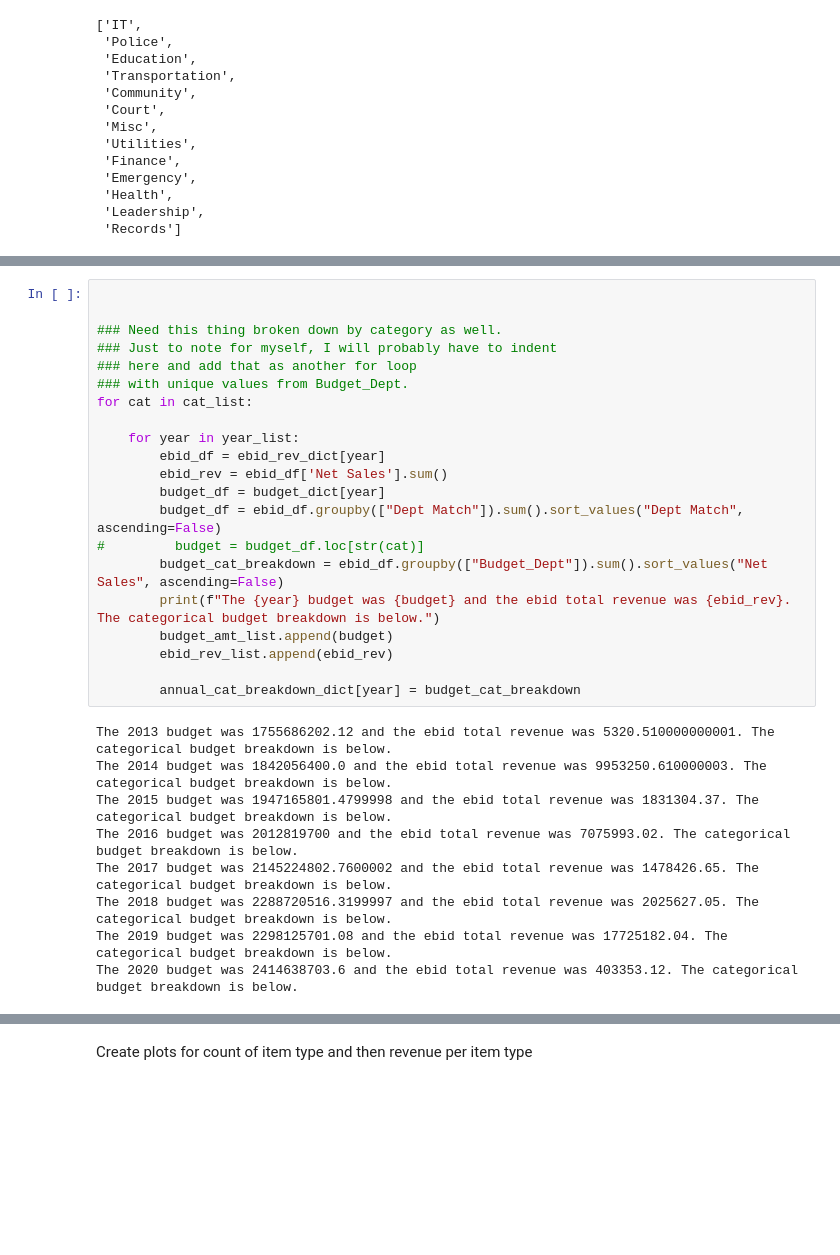
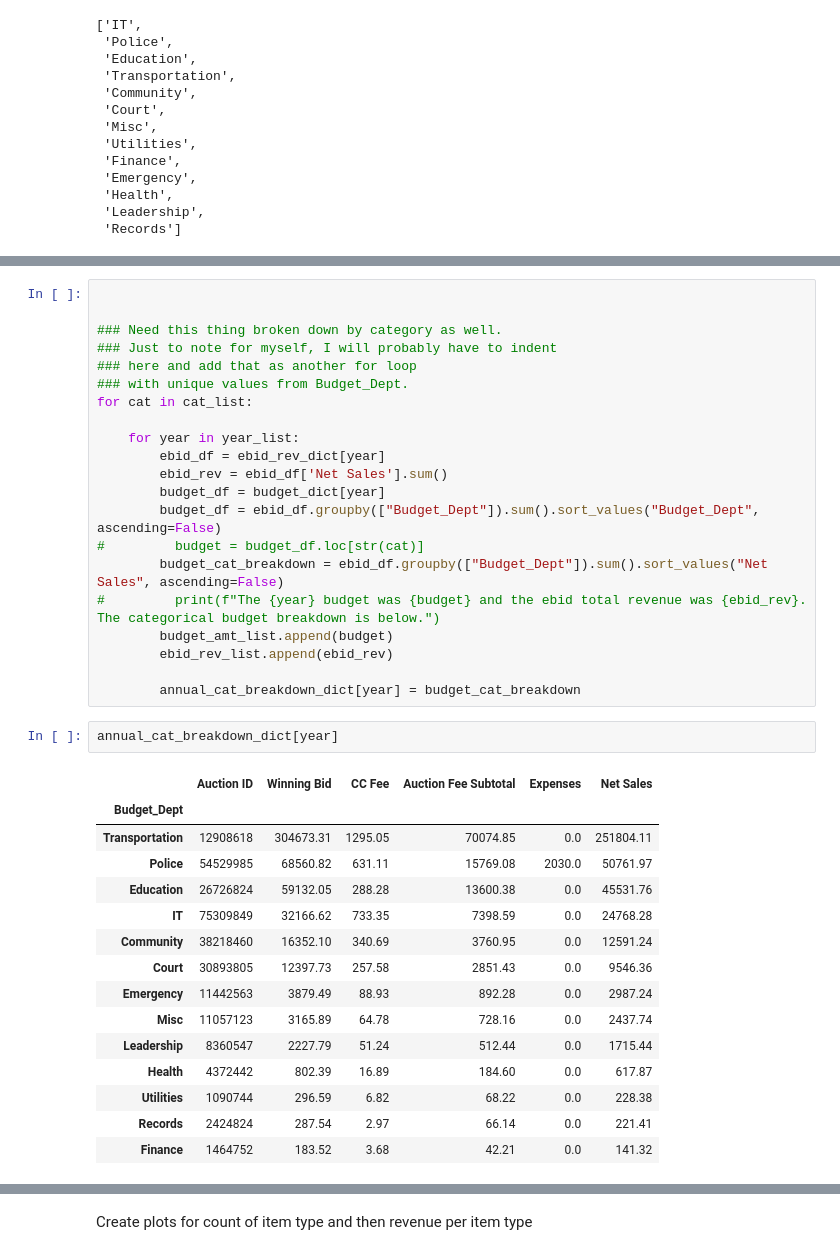
Before and after one commit to ausifer/nashville-gov-selling-stuff, a Jupyter notebook: notebooks/nashville_gov_selling_stuff.ipynb, the cells around one changed output, grey strips where cells are left out. Drawn from its saved outputs; the diff is of its cells as text; blank space fills up the shorter version.

```diff
--- a/notebooks/nashville_gov_selling_stuff.ipynb
+++ b/notebooks/nashville_gov_selling_stuff.ipynb
@@ -300,23 +337,32 @@ for cat in cat_list:
         ebid_df = ebid_rev_dict[year]
         ebid_rev = ebid_df['Net Sales'].sum()
         budget_df = budget_dict[year]
-        budget_df = ebid_df.groupby(["Dept Match"]).sum().sort_values("Dept Match", ascending=False)
+        budget_df = ebid_df.groupby(["Budget_Dept"]).sum().sort_values("Budget_Dept", ascending=False)
 #         budget = budget_df.loc[str(cat)]
         budget_cat_breakdown = ebid_df.groupby(["Budget_Dept"]).sum().sort_values("Net Sales", ascending=False)
-        print(f"The {year} budget was {budget} and the ebid total revenue was {ebid_rev}. The categorical budget breakdown is below.")
+#         print(f"The {year} budget was {budget} and the ebid total revenue was {ebid_rev}. The categorical budget breakdown is below.")
         budget_amt_list.append(budget)
         ebid_rev_list.append(ebid_rev)
 
         annual_cat_breakdown_dict[year] = budget_cat_breakdown
-# %% [output]
-The 2013 budget was 1755686202.12 and the ebid total revenue was 5320.510000000001. The categorical budget breakdown is below.
-The 2014 budget was 1842056400.0 and the ebid total revenue was 9953250.610000003. The categorical budget breakdown is below.
-The 2015 budget was 1947165801.4799998 and the ebid total revenue was 1831304.37. The categorical budget breakdown is below.
-The 2016 budget was 2012819700 and the ebid total revenue was 7075993.02. The categorical budget breakdown is below.
-The 2017 budget was 2145224802.7600002 and the ebid total revenue was 1478426.65. The categorical budget breakdown is below.
-The 2018 budget was 2288720516.3199997 and the ebid total revenue was 2025627.05. The categorical budget breakdown is below.
-The 2019 budget was 2298125701.08 and the ebid total revenue was 17725182.04. The categorical budget breakdown is below.
-The 2020 budget was 2414638703.6 and the ebid total revenue was 403353.12. The categorical budget breakdown is below.
+# %%
+annual_cat_breakdown_dict[year]
+# %% [output]
+|  | Auction ID | Winning Bid | CC Fee | Auction Fee Subtotal | Expenses | Net Sales |
+| Budget_Dept |  |  |  |  |  |  |
+| Transportation | 12908618 | 304673.31 | 1295.05 | 70074.85 | 0.0 | 251804.11 |
+| Police | 54529985 | 68560.82 | 631.11 | 15769.08 | 2030.0 | 50761.97 |
+| Education | 26726824 | 59132.05 | 288.28 | 13600.38 | 0.0 | 45531.76 |
+| IT | 75309849 | 32166.62 | 733.35 | 7398.59 | 0.0 | 24768.28 |
+| Community | 38218460 | 16352.10 | 340.69 | 3760.95 | 0.0 | 12591.24 |
+| Court | 30893805 | 12397.73 | 257.58 | 2851.43 | 0.0 | 9546.36 |
+| Emergency | 11442563 | 3879.49 | 88.93 | 892.28 | 0.0 | 2987.24 |
+| Misc | 11057123 | 3165.89 | 64.78 | 728.16 | 0.0 | 2437.74 |
+| Leadership | 8360547 | 2227.79 | 51.24 | 512.44 | 0.0 | 1715.44 |
+| Health | 4372442 | 802.39 | 16.89 | 184.60 | 0.0 | 617.87 |
+| Utilities | 1090744 | 296.59 | 6.82 | 68.22 | 0.0 | 228.38 |
+| Records | 2424824 | 287.54 | 2.97 | 66.14 | 0.0 | 221.41 |
+| Finance | 1464752 | 183.52 | 3.68 | 42.21 | 0.0 | 141.32 |
 # %%
 ebid_rev_cat_year_list = []
 annual_cat_breakdown_dict[2013]
```
Also changed, not shown: parts of 16 cells of this notebook, 4 other files.
